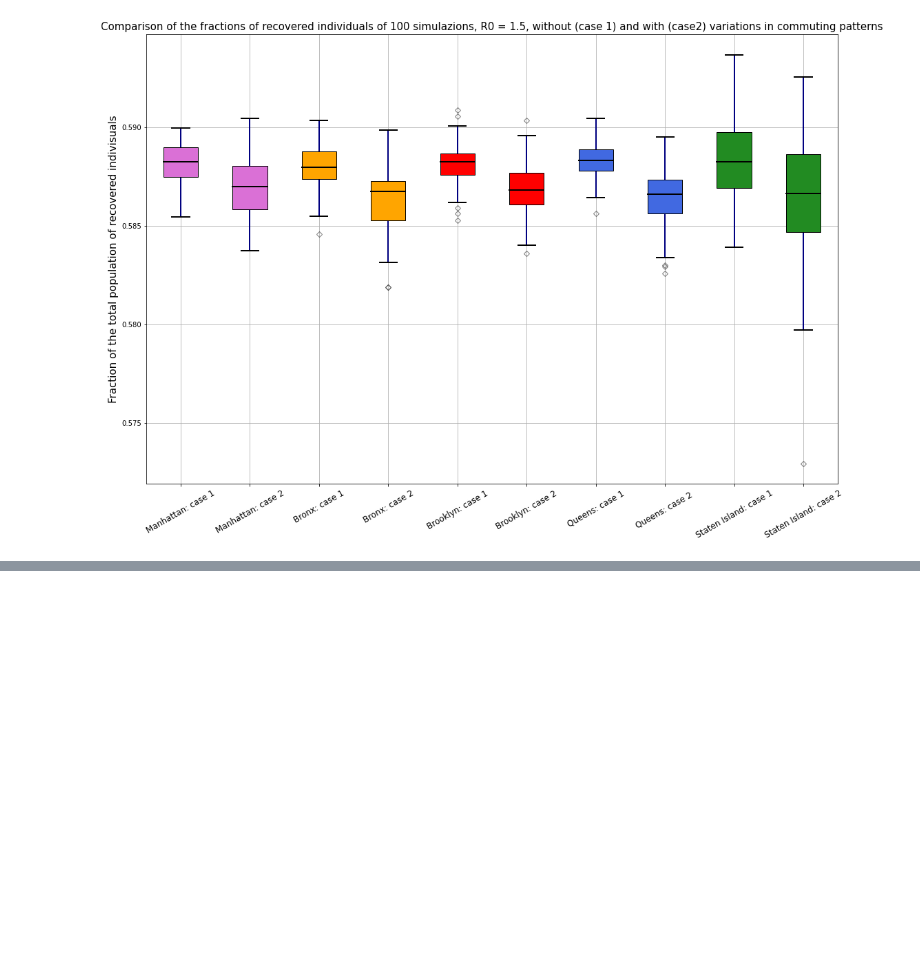
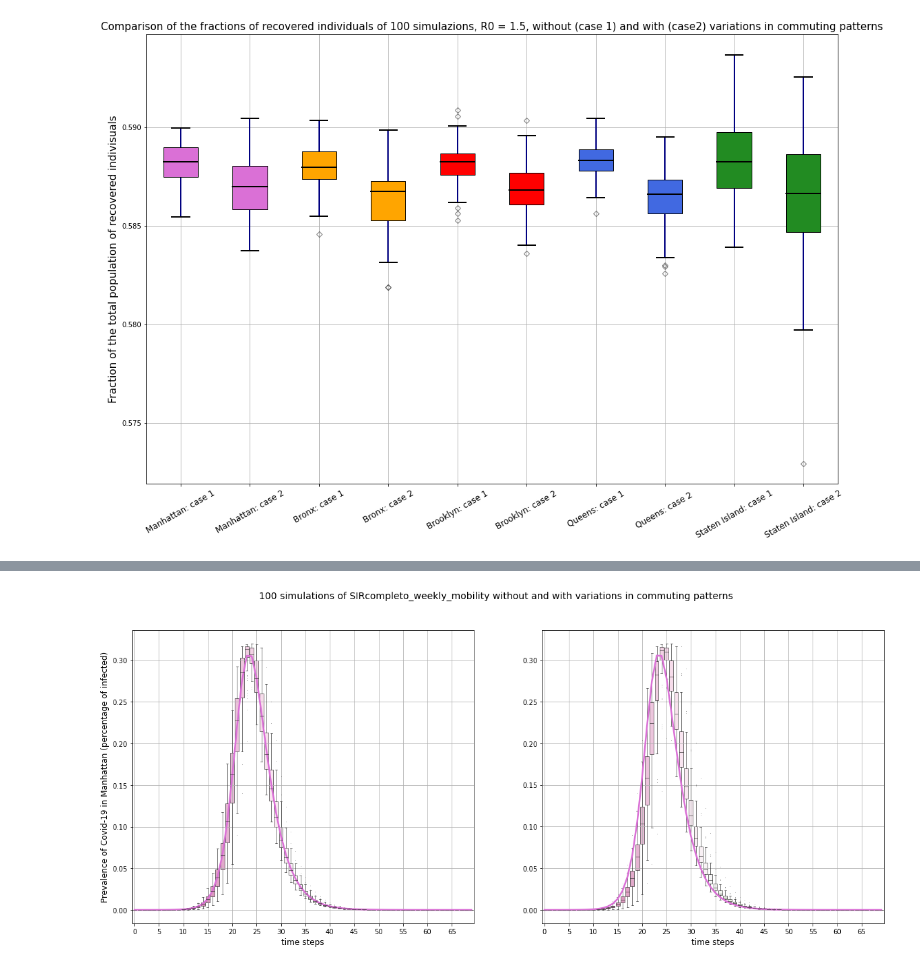
Before and after one commit to ClaudiaDeceglie/Thesis_NYC_covid19, a Jupyter notebook: Modello_mobility5_var_commuting/Analysis/Analysis of 5x5 network simulations with and without commuting.ipynb, the cells around one changed output, grey strips where cells are left out. Saved outputs shown, nothing was run; the diff lists cells and outputs as text; code cells hidden in the pictures; blank space fills up the shorter version.

```diff
--- a/Modello_mobility5_var_commuting/Analysis/Analysis of 5x5 network simulations with and without commuting.ipynb
+++ b/Modello_mobility5_var_commuting/Analysis/Analysis of 5x5 network simulations with and without commuting.ipynb
@@ -204,0 +380,33 @@ plt.grid()
+# %%
+m = len(prevalence_man)
+full_average_man=[np.average(np.array(prevalence_man.loc[i])) for i in range(m)]
+full_array_man=[np.array(prevalence_man.loc[t]) for t in range(m)]
+
+n = len(prevalence_man_comm)
+full_average_man_comm=[np.average(np.array(prevalence_man_comm.loc[i])) for i in range(m)]
+full_array_man_comm=[np.array(prevalence_man_comm.loc[t]) for t in range(m)]
+
+
+fig2, axes = plt.subplots(1, 2, figsize=(20,8))
+
+sns.boxplot(data=full_array_man, palette='PiYG', linewidth=0.6, ax=axes[0], fliersize=0.1)
+axes[0].plot(range(0,len(full_average_man)),full_average_man,color='orchid', linewidth=2.5)
+
+sns.boxplot(data=full_array_man_comm, palette='PiYG', linewidth=0.6, ax=axes[1], fliersize=0.1)
+axes[1].plot(range(0,len(full_average_man_comm)),full_average_man,color='orchid', linewidth=2.5)
+
+axes[0].set_xlabel('time steps', fontsize=12)
+axes[1].set_xlabel('time steps', fontsize=12)
+axes[0].set_ylabel('Prevalence of Covid-19 in Manhattan (percentage of infected)', fontsize=12)
+fig2.suptitle('100 simulations of SIRcompleto_weekly_mobility without and with variations in commuting patterns', fontsize = 14)
+
+axes[0].xaxis.set_major_locator(ticker.MultipleLocator(5))
+axes[0].xaxis.set_major_formatter(ticker.ScalarFormatter())
+
+axes[1].xaxis.set_major_locator(ticker.MultipleLocator(5))
+axes[1].xaxis.set_major_formatter(ticker.ScalarFormatter())
+
+axes[0].grid()
+axes[1].grid()
+# %% [output]
+[figure, added]
```
Also changed, not shown: parts of 7 cells of this notebook.
